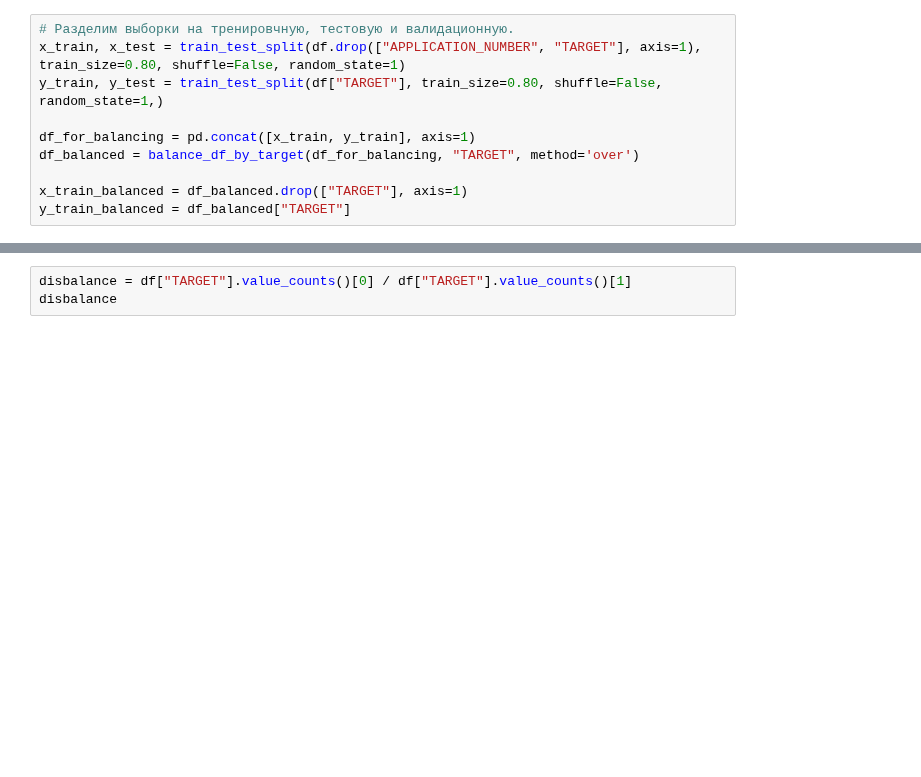
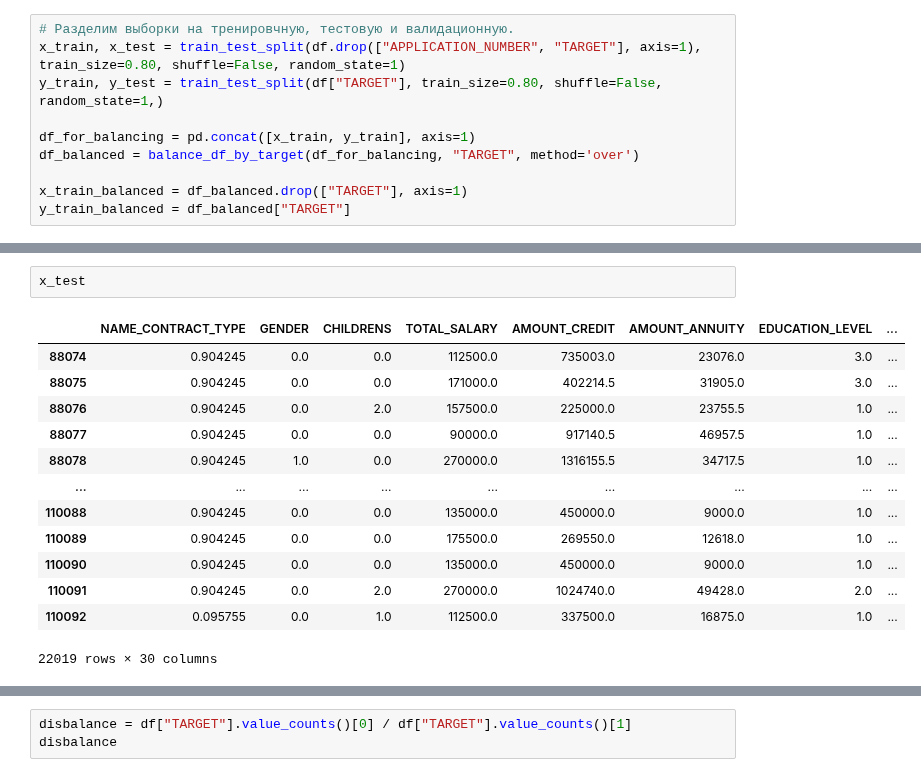
Before and after one commit to evelisko/GB_SDA_Kaggle, a Jupyter notebook: Curs_project/Curs_project_final.ipynb, the cells around one changed output, grey strips where cells are left out. Cells and saved outputs as stored; diff of their text form; blank space fills up the shorter version.

```diff
--- a/Curs_project/Curs_project_final.ipynb
+++ b/Curs_project/Curs_project_final.ipynb
@@ -670,0 +689,16 @@ y_train_balanced = df_balanced["TARGET"]
+# %%
+x_test
+# %% [output]
+|  | NAME_CONTRACT_TYPE | GENDER | CHILDRENS | TOTAL_SALARY | AMOUNT_CREDIT | AMOUNT_ANNUITY | EDUCATION_LEVEL | ... |
+| 88074 | 0.904245 | 0.0 | 0.0 | 112500.0 | 735003.0 | 23076.0 | 3.0 | ... |
+| 88075 | 0.904245 | 0.0 | 0.0 | 171000.0 | 402214.5 | 31905.0 | 3.0 | ... |
+| 88076 | 0.904245 | 0.0 | 2.0 | 157500.0 | 225000.0 | 23755.5 | 1.0 | ... |
+| 88077 | 0.904245 | 0.0 | 0.0 | 90000.0 | 917140.5 | 46957.5 | 1.0 | ... |
+| 88078 | 0.904245 | 1.0 | 0.0 | 270000.0 | 1316155.5 | 34717.5 | 1.0 | ... |
+| ... | ... | ... | ... | ... | ... | ... | ... | ... |
+| 110088 | 0.904245 | 0.0 | 0.0 | 135000.0 | 450000.0 | 9000.0 | 1.0 | ... |
+| 110089 | 0.904245 | 0.0 | 0.0 | 175500.0 | 269550.0 | 12618.0 | 1.0 | ... |
+| 110090 | 0.904245 | 0.0 | 0.0 | 135000.0 | 450000.0 | 9000.0 | 1.0 | ... |
+| 110091 | 0.904245 | 0.0 | 2.0 | 270000.0 | 1024740.0 | 49428.0 | 2.0 | ... |
+| 110092 | 0.095755 | 0.0 | 1.0 | 112500.0 | 337500.0 | 16875.0 | 1.0 | ... |
+22019 rows × 30 columns
```
Also changed, not shown: parts of 79 cells of this notebook.
